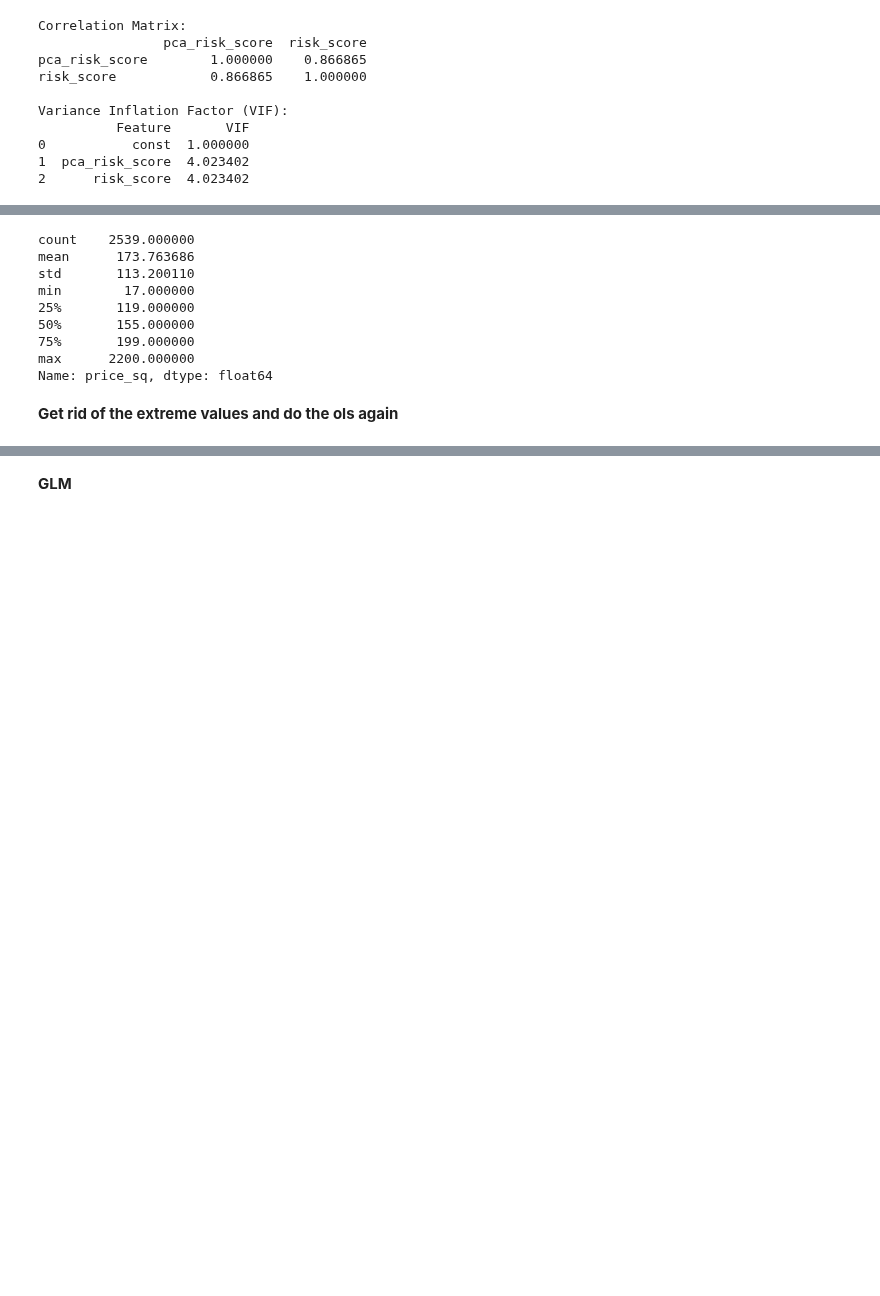
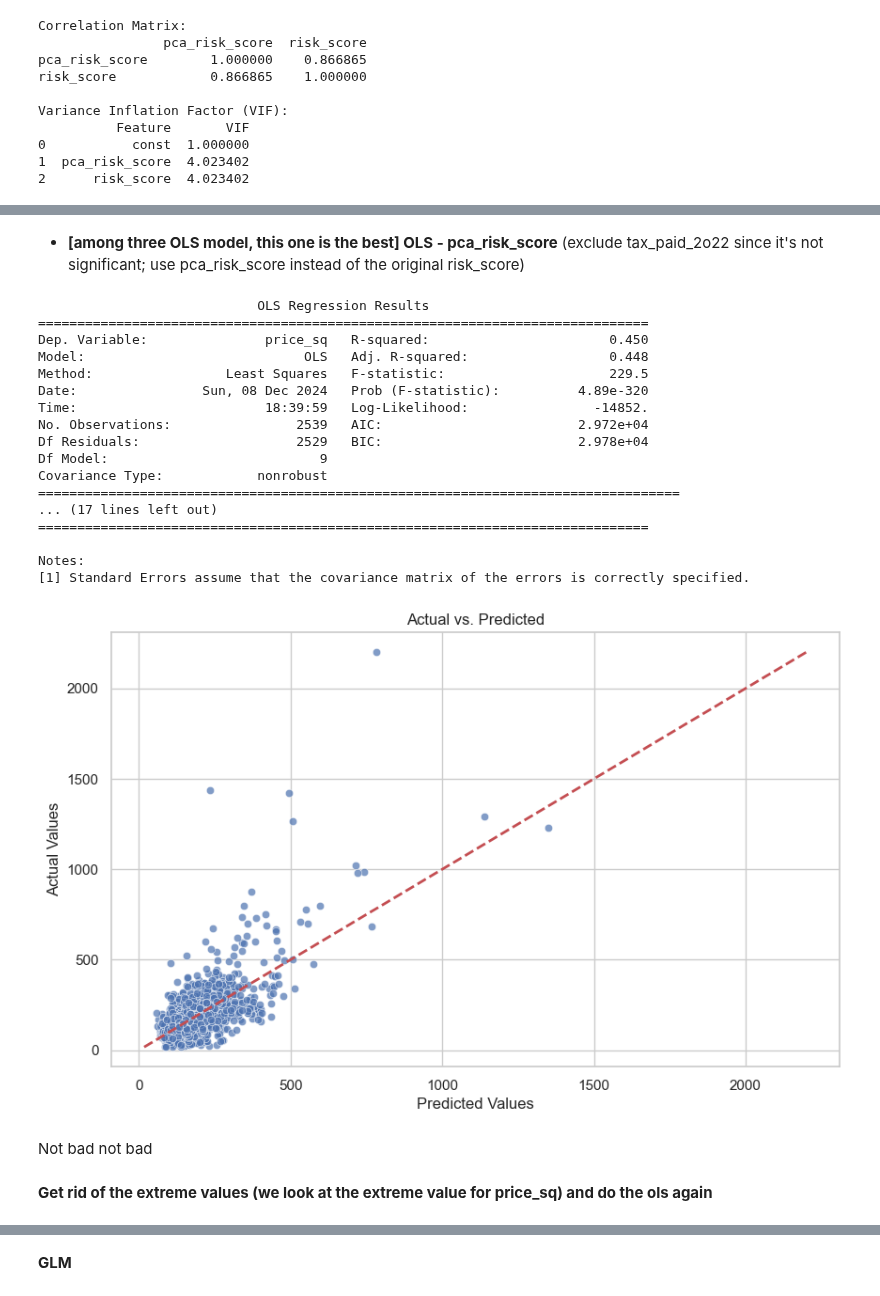
Before and after one commit to jahnavi-maddhuri/Climate-Risk-Impact-on-House-Prices, a Jupyter notebook: model_zx.ipynb, the cells around one changed output, grey strips where cells are left out. Cells and saved outputs as stored; diff of their text form; code cells hidden in the pictures; blank space fills up the shorter version.

```diff
--- a/model_zx.ipynb
+++ b/model_zx.ipynb
@@ -313,19 +317,67 @@ Covariance Type:            nonrobust
 
 Notes:
 [1] Standard Errors assume that the covariance matrix of the errors is correctly specified.
-# %%
-price_sq_stats = eda_df["price_sq"].describe()
-print(price_sq_stats)
-# %% [output]
-count    2539.000000
-mean      173.763686
-std       113.200110
-min        17.000000
-25%       119.000000
-50%       155.000000
-75%       199.000000
-max      2200.000000
-Name: price_sq, dtype: float64
+# %% [markdown]
+* **[among three OLS model, this one is the best] OLS - pca_risk_score** (exclude tax_paid_2o22 since it's not significant; use pca_risk_score instead of the original risk_score)
+# %%
+X = eda_df[
+    [
+        "pca_risk_score",
+        "income",
+        "black_pct",
+        "asian_pct",
+        "hispanic_pct",
+        "ed_pct",
+        "tax_trend",
+        "unemp_rate",
+        "pop_density",
+    ]
+]
+y = eda_df["price_sq"]
+
+# Add a constant (intercept)
+X = sm.add_constant(X)
+
+# Fit the regression model
+model_ols = sm.OLS(y, X).fit()
+
+# Output the regression results
+print(model_ols.summary())
+
+import matplotlib.pyplot as plt
+import seaborn as sns
+
+plt.figure(figsize=(10, 6))
+sns.set_theme(style="whitegrid")
+
+sns.scatterplot(x=model_ols.predict(X), y=y, alpha=0.7, color="b")
+plt.plot([y.min(), y.max()], [y.min(), y.max()], "r--", lw=2)
+
+plt.title("Actual vs. Predicted")
+plt.xlabel("Predicted Values")
+plt.ylabel("Actual Values")
+plt.show()
+# %% [output]
+                            OLS Regression Results
+==============================================================================
+Dep. Variable:               price_sq   R-squared:                       0.450
+Model:                            OLS   Adj. R-squared:                  0.448
+Method:                 Least Squares   F-statistic:                     229.5
+Date:                Sun, 08 Dec 2024   Prob (F-statistic):          4.89e-320
+Time:                        18:39:59   Log-Likelihood:                -14852.
+No. Observations:                2539   AIC:                         2.972e+04
+Df Residuals:                    2529   BIC:                         2.978e+04
+Df Model:                           9
+Covariance Type:            nonrobust
+==================================================================================
+... (17 lines left out)
+==============================================================================
+
+Notes:
+[1] Standard Errors assume that the covariance matrix of the errors is correctly specified.
+[figure, added]
+# %% [markdown]
+Not bad not bad
 # %% [markdown]
-**Get rid of the extreme values and do the ols again**
+**Get rid of the extreme values (we look at the extreme value for price_sq) and do the ols again**
 # %%
```
Also changed, not shown: parts of 5 cells of this notebook.
